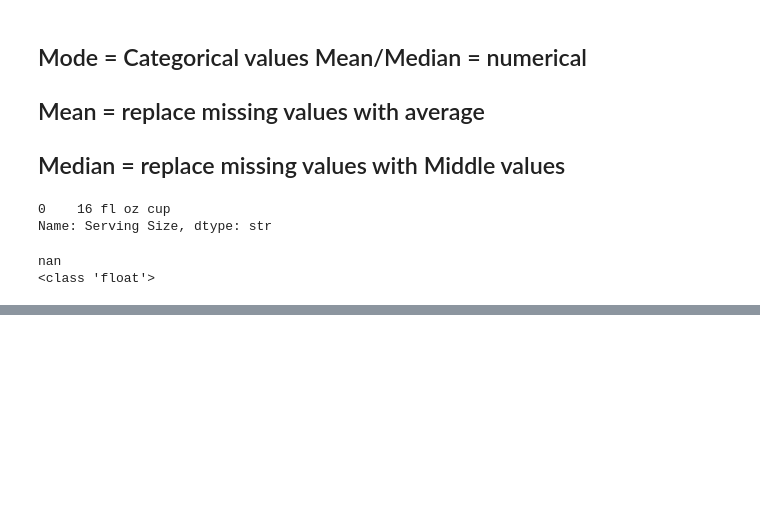
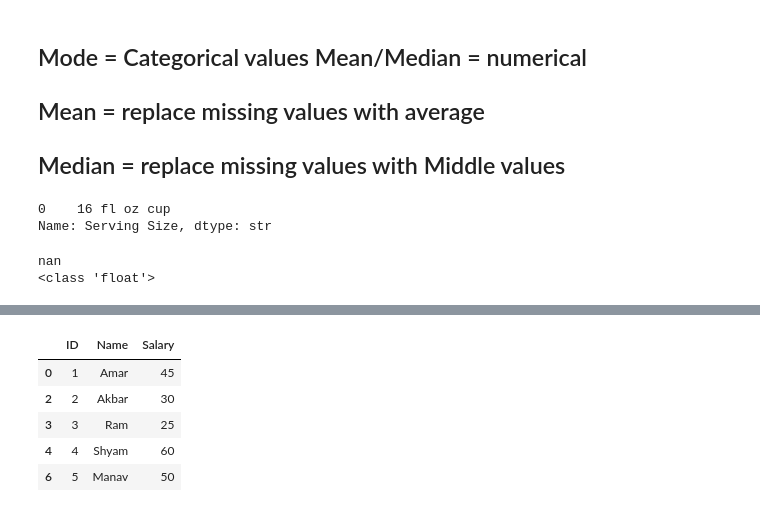
Before and after one commit to sanikamankar92/Python_Repository, a Jupyter notebook: Python3.ipynb, the cells around one changed output, grey strips where cells are left out. Cells and saved outputs as stored; diff of their text form; code cells hidden in the pictures; blank space fills up the shorter version.

```diff
--- a/Python3.ipynb
+++ b/Python3.ipynb
@@ -582,0 +805,11 @@ nan
+# %%
+dup.drop_duplicates(inplace=True)
+# %%
+dup
+# %% [output]
+|  | ID | Name | Salary |
+| 0 | 1 | Amar | 45 |
+| 2 | 2 | Akbar | 30 |
+| 3 | 3 | Ram | 25 |
+| 4 | 4 | Shyam | 60 |
+| 6 | 5 | Manav | 50 |
```
Also changed, not shown: parts of 49 cells of this notebook.
